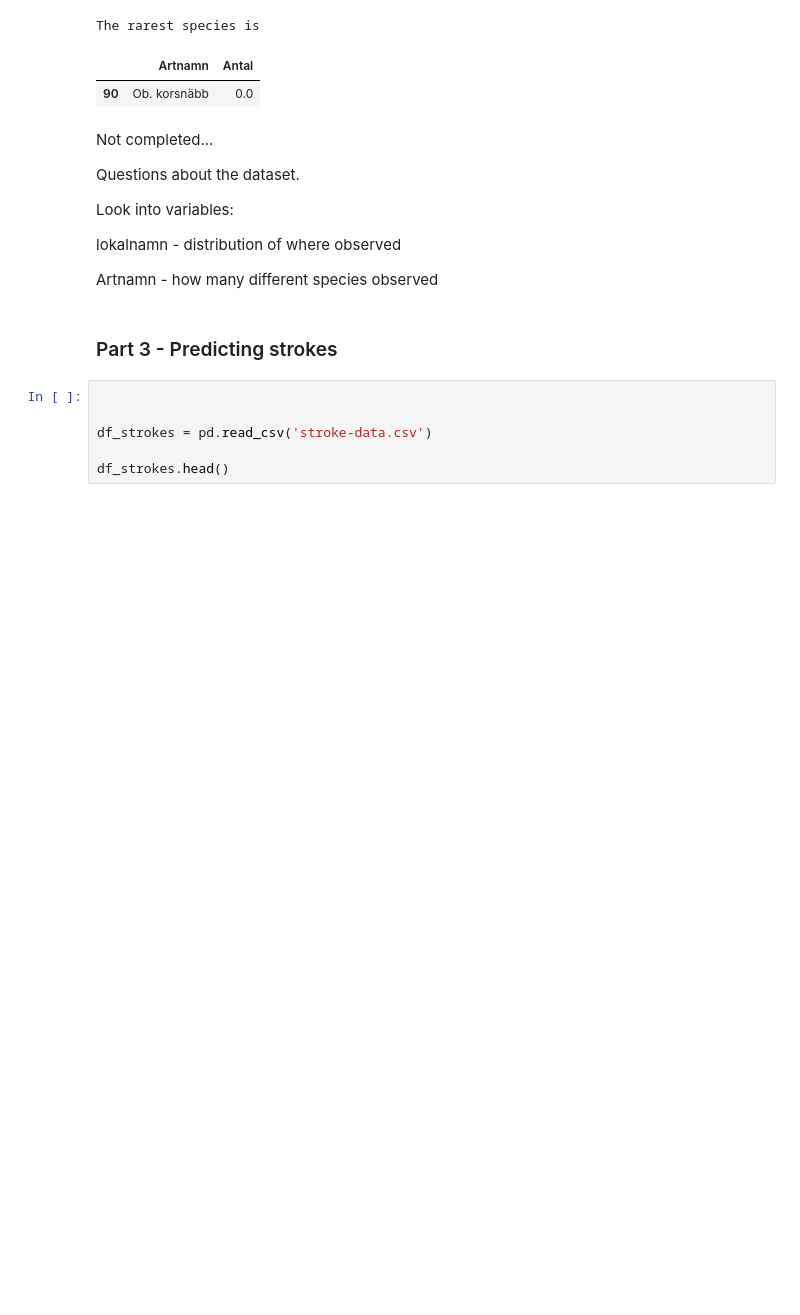
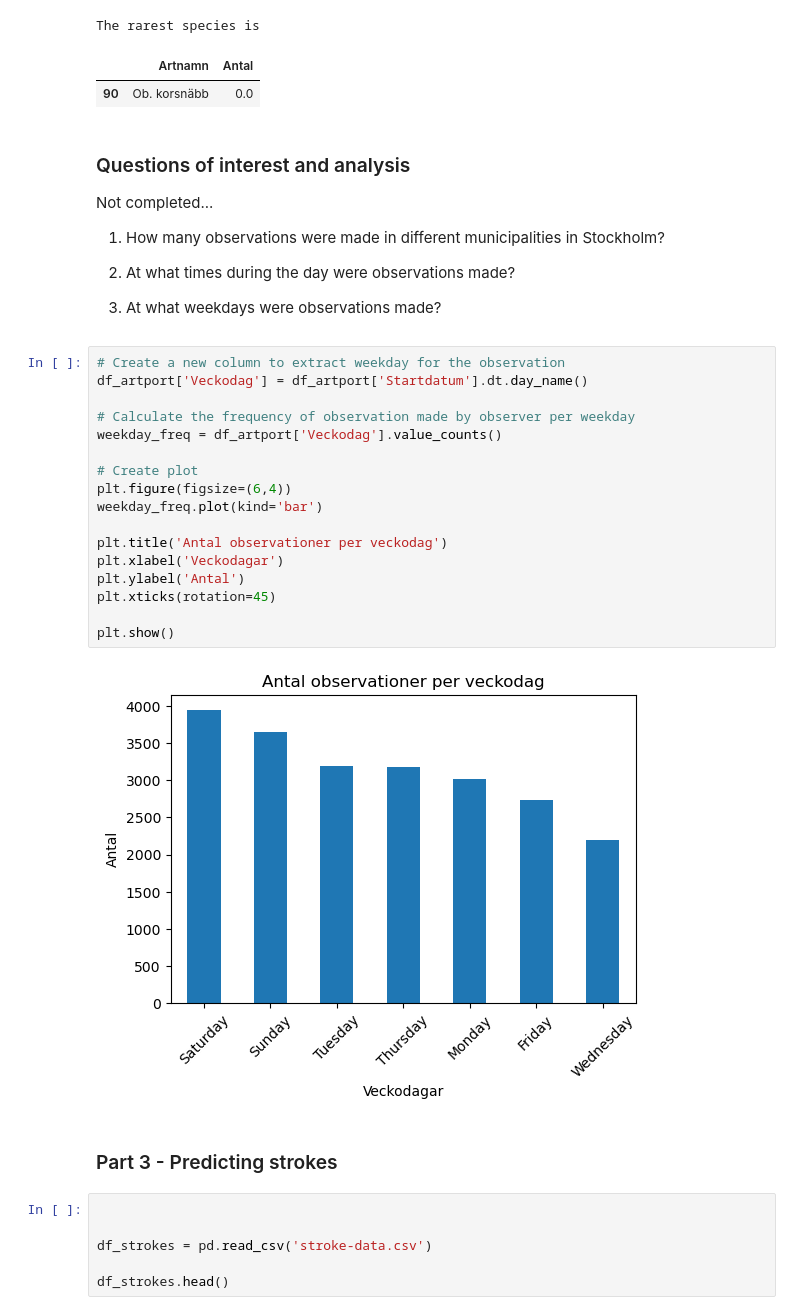
Before and after one commit to shlemondev/su-mt4007, a Jupyter notebook: HW3/HW3.ipynb, the cells around one changed output. Cells and saved outputs as stored; diff of their text form; blank space fills up the shorter version.

```diff
--- a/HW3/HW3.ipynb
+++ b/HW3/HW3.ipynb
@@ -314,15 +319,34 @@ The rarest species is
 |  | Artnamn | Antal |
 | 90 | Ob. korsnäbb | 0.0 |
 # %% [markdown]
+### Questions of interest and analysis
+
 Not completed...
 
-Questions about the dataset.
+1. How many observations were made in different municipalities in Stockholm?
 
-Look into variables:
+2. At what times during the day were observations made?
 
-lokalnamn - distribution of where observed
-
-Artnamn - how many different species observed
+3. At what weekdays were observations made?
+# %%
+# Create a new column to extract weekday for the observation
+df_artport['Veckodag'] = df_artport['Startdatum'].dt.day_name()
+
+# Calculate the frequency of observation made by observer per weekday
+weekday_freq = df_artport['Veckodag'].value_counts()
+
+# Create plot
+plt.figure(figsize=(6,4))
+weekday_freq.plot(kind='bar')
+
+plt.title('Antal observationer per veckodag')
+plt.xlabel('Veckodagar')
+plt.ylabel('Antal')
+plt.xticks(rotation=45)
+
+plt.show()
+# %% [output]
+[figure, added]
 # %% [markdown]
 ### Part 3 - Predicting strokes
 # %%
```
Also changed, not shown: parts of 9 cells of this notebook, 2 other files.
